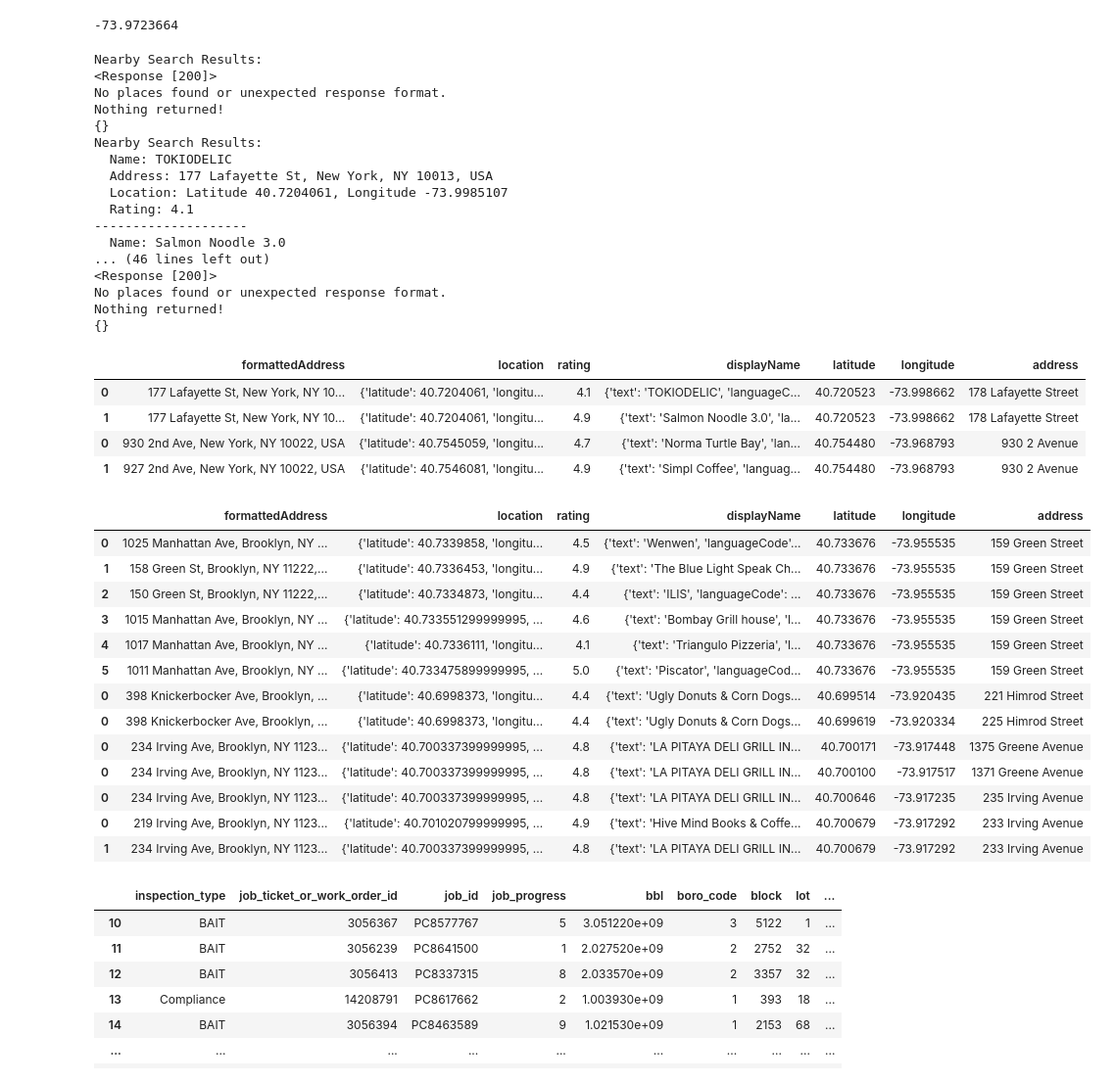
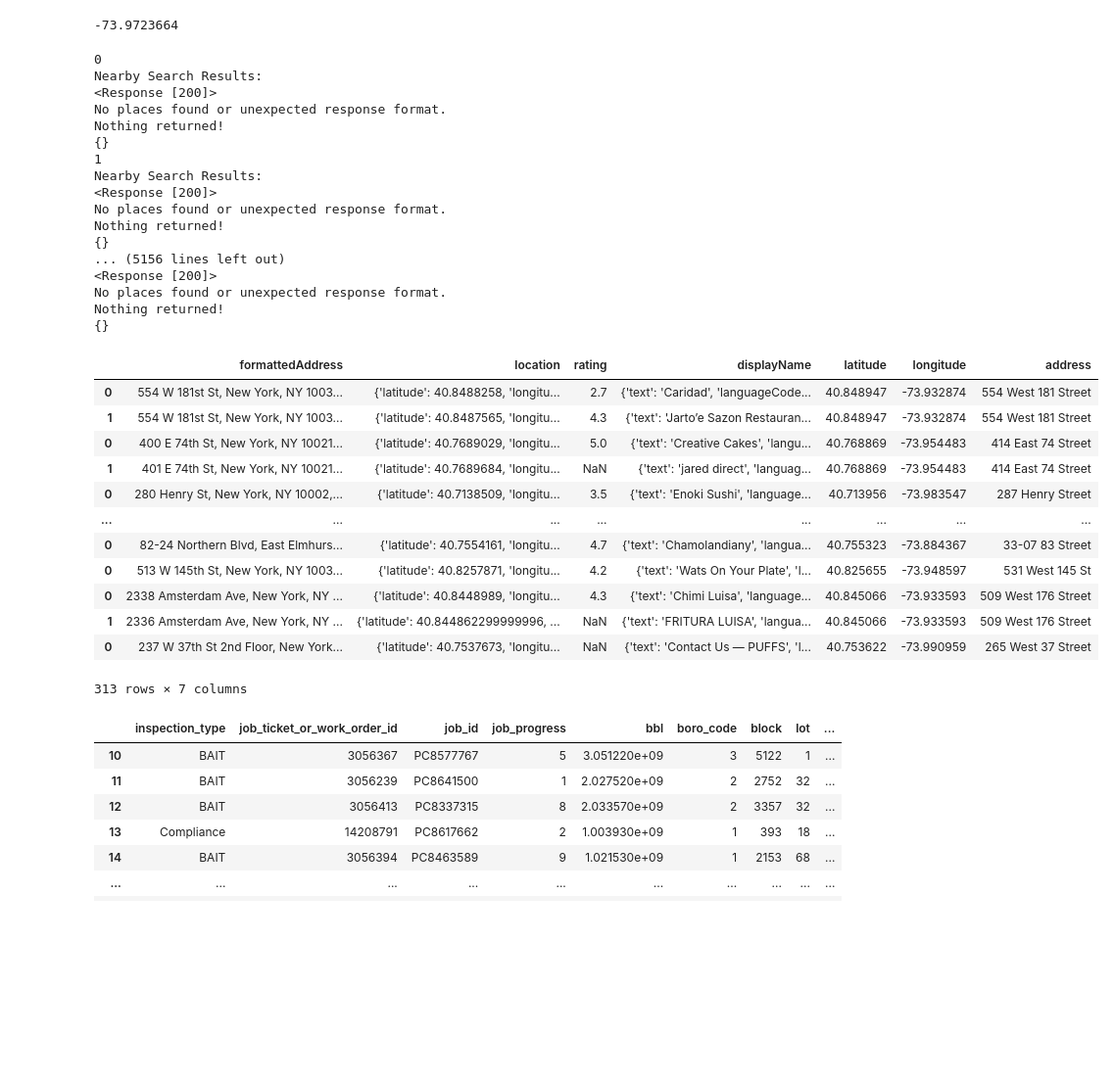
Before and after one commit to conor7276/nyc-rats-in-restaurants, a Jupyter notebook: scripts/data_exploration.ipynb, the cells around one changed output. Shown at 98% size. Saved outputs shown, nothing was run; the diff lists cells and outputs as text; code cells hidden in the pictures; blank space fills up the shorter version.

Commit message:
Pulled lots of data and tested the fuzzy wuzzy thing on it and it effectively separates bad addresses from real ones. I need to figure out a way to pull the data faster

```diff
--- a/scripts/data_exploration.ipynb
+++ b/scripts/data_exploration.ipynb
@@ -180,7 +180,7 @@ headers = {
 requested_places = pd.DataFrame()
 
 
-for row in df.loc[700 : 710, :].iterrows():
+for row in df.iterrows():
 
     temp_df = pd.DataFrame()
 
@@ -200,6 +200,7 @@ for row in df.loc[700 : 710, :].iterrows():
         # Make request
         response = requests.post(url, headers=headers, json=request_body)
         time.sleep(1)
+        print(row[0])
         # Check if the request was successful (status code 200)
         if response.status_code == 200:
             response_data = response.json()
@@ -210,11 +211,11 @@ for row in df.loc[700 : 710, :].iterrows():
                     formatted_address = place.get("formattedAddress", "N/A")
                     location = place.get("location", {})
                     rating = place.get("rating", "N/A")
-                    print(f"  Name: {display_name}")
-                    print(f"  Address: {formatted_address}")
-                    print(f"  Location: Latitude {location.get('latitude')}, Longitude {location.get('longitude')}")
-                    print(f"  Rating: {rating}")
-                    print("-" * 20)
+                    # print(f"  Name: {display_name}")
+                    # print(f"  Address: {formatted_address}")
+                    # print(f"  Location: Latitude {location.get('latitude')}, Longitude {location.get('longitude')}")
+                    # print(f"  Rating: {rating}")
+                    # print("-" * 20)
             else:
                 print(response)
                 print("No places found or unexpected response format.")
@@ -236,48 +237,42 @@ for row in df.loc[700 : 710, :].iterrows():
         print("Nothing returned!")
         print(response_data)
 # %% [output]
+0
 Nearby Search Results:
 <Response [200]>
 No places found or unexpected response format.
 Nothing returned!
 {}
+1
 Nearby Search Results:
-  Name: TOKIODELIC
-  Address: 177 Lafayette St, New York, NY 10013, USA
-  Location: Latitude 40.7204061, Longitude -73.9985107
-  Rating: 4.1
---------------------
-  Name: Salmon Noodle 3.0
-... (46 lines left out)
 <Response [200]>
 No places found or unexpected response format.
 Nothing returned!
 {}
+... (5156 lines left out)
+<Response [200]>
+No places found or unexpected response format.
+Nothing returned!
+{}
 # %%
+requested_places.to_csv("places_v2_redo.csv", index = False)
 requested_places
 # %% [output]
 |  | formattedAddress | location | rating | displayName | latitude | longitude | address |
-| 0 | 177 Lafayette St, New York, NY 10... | {'latitude': 40.7204061, 'longitu... | 4.1 | {'text': 'TOKIODELIC', 'languageC... | 40.720523 | -73.998662 | 178 Lafayette Street |
-| 1 | 177 Lafayette St, New York, NY 10... | {'latitude': 40.7204061, 'longitu... | 4.9 | {'text': 'Salmon Noodle 3.0', 'la... | 40.720523 | -73.998662 | 178 Lafayette Street |
-| 0 | 930 2nd Ave, New York, NY 10022, USA | {'latitude': 40.7545059, 'longitu... | 4.7 | {'text': 'Norma Turtle Bay', 'lan... | 40.754480 | -73.968793 | 930 2 Avenue |
-| 1 | 927 2nd Ave, New York, NY 10022, USA | {'latitude': 40.7546081, 'longitu... | 4.9 | {'text': 'Simpl Coffee', 'languag... | 40.754480 | -73.968793 | 930 2 Avenue |
+| 0 | 554 W 181st St, New York, NY 1003... | {'latitude': 40.8488258, 'longitu... | 2.7 | {'text': 'Caridad', 'languageCode... | 40.848947 | -73.932874 | 554 West 181 Street |
+| 1 | 554 W 181st St, New York, NY 1003... | {'latitude': 40.8487565, 'longitu... | 4.3 | {'text': 'Jarto’e Sazon Restauran... | 40.848947 | -73.932874 | 554 West 181 Street |
+| 0 | 400 E 74th St, New York, NY 10021... | {'latitude': 40.7689029, 'longitu... | 5.0 | {'text': 'Creative Cakes', 'langu... | 40.768869 | -73.954483 | 414 East 74 Street |
+| 1 | 401 E 74th St, New York, NY 10021... | {'latitude': 40.7689684, 'longitu... | NaN | {'text': 'jared direct', 'languag... | 40.768869 | -73.954483 | 414 East 74 Street |
+| 0 | 280 Henry St, New York, NY 10002,... | {'latitude': 40.7138509, 'longitu... | 3.5 | {'text': 'Enoki Sushi', 'language... | 40.713956 | -73.983547 | 287 Henry Street |
+| ... | ... | ... | ... | ... | ... | ... | ... |
+| 0 | 82-24 Northern Blvd, East Elmhurs... | {'latitude': 40.7554161, 'longitu... | 4.7 | {'text': 'Chamolandiany', 'langua... | 40.755323 | -73.884367 | 33-07 83 Street |
+| 0 | 513 W 145th St, New York, NY 1003... | {'latitude': 40.8257871, 'longitu... | 4.2 | {'text': 'Wats On Your Plate', 'l... | 40.825655 | -73.948597 | 531 West 145 St |
+| 0 | 2338 Amsterdam Ave, New York, NY ... | {'latitude': 40.8448989, 'longitu... | 4.3 | {'text': 'Chimi Luisa', 'language... | 40.845066 | -73.933593 | 509 West 176 Street |
+| 1 | 2336 Amsterdam Ave, New York, NY ... | {'latitude': 40.844862299999996, ... | NaN | {'text': 'FRITURA LUISA', 'langua... | 40.845066 | -73.933593 | 509 West 176 Street |
+| 0 | 237 W 37th St 2nd Floor, New York... | {'latitude': 40.7537673, 'longitu... | NaN | {'text': 'Contact Us — PUFFS', 'l... | 40.753622 | -73.990959 | 265 West 37 Street |
+313 rows × 7 columns
 # %%
 requested_places.head(40)
-# %% [output]
-|  | formattedAddress | location | rating | displayName | latitude | longitude | address |
-| 0 | 1025 Manhattan Ave, Brooklyn, NY ... | {'latitude': 40.7339858, 'longitu... | 4.5 | {'text': 'Wenwen', 'languageCode'... | 40.733676 | -73.955535 | 159 Green Street |
-| 1 | 158 Green St, Brooklyn, NY 11222,... | {'latitude': 40.7336453, 'longitu... | 4.9 | {'text': 'The Blue Light Speak Ch... | 40.733676 | -73.955535 | 159 Green Street |
-| 2 | 150 Green St, Brooklyn, NY 11222,... | {'latitude': 40.7334873, 'longitu... | 4.4 | {'text': 'ILIS', 'languageCode': ... | 40.733676 | -73.955535 | 159 Green Street |
-| 3 | 1015 Manhattan Ave, Brooklyn, NY ... | {'latitude': 40.733551299999995, ... | 4.6 | {'text': 'Bombay Grill house', 'l... | 40.733676 | -73.955535 | 159 Green Street |
-| 4 | 1017 Manhattan Ave, Brooklyn, NY ... | {'latitude': 40.7336111, 'longitu... | 4.1 | {'text': 'Triangulo Pizzeria', 'l... | 40.733676 | -73.955535 | 159 Green Street |
-| 5 | 1011 Manhattan Ave, Brooklyn, NY ... | {'latitude': 40.733475899999995, ... | 5.0 | {'text': 'Piscator', 'languageCod... | 40.733676 | -73.955535 | 159 Green Street |
-| 0 | 398 Knickerbocker Ave, Brooklyn, ... | {'latitude': 40.6998373, 'longitu... | 4.4 | {'text': 'Ugly Donuts & Corn Dogs... | 40.699514 | -73.920435 | 221 Himrod Street |
-| 0 | 398 Knickerbocker Ave, Brooklyn, ... | {'latitude': 40.6998373, 'longitu... | 4.4 | {'text': 'Ugly Donuts & Corn Dogs... | 40.699619 | -73.920334 | 225 Himrod Street |
-| 0 | 234 Irving Ave, Brooklyn, NY 1123... | {'latitude': 40.700337399999995, ... | 4.8 | {'text': 'LA PITAYA DELI GRILL IN... | 40.700171 | -73.917448 | 1375 Greene Avenue |
-| 0 | 234 Irving Ave, Brooklyn, NY 1123... | {'latitude': 40.700337399999995, ... | 4.8 | {'text': 'LA PITAYA DELI GRILL IN... | 40.700100 | -73.917517 | 1371 Greene Avenue |
-| 0 | 234 Irving Ave, Brooklyn, NY 1123... | {'latitude': 40.700337399999995, ... | 4.8 | {'text': 'LA PITAYA DELI GRILL IN... | 40.700646 | -73.917235 | 235 Irving Avenue |
-| 0 | 219 Irving Ave, Brooklyn, NY 1123... | {'latitude': 40.701020799999995, ... | 4.9 | {'text': 'Hive Mind Books & Coffe... | 40.700679 | -73.917292 | 233 Irving Avenue |
-| 1 | 234 Irving Ave, Brooklyn, NY 1123... | {'latitude': 40.700337399999995, ... | 4.8 | {'text': 'LA PITAYA DELI GRILL IN... | 40.700679 | -73.917292 | 233 Irving Avenue |
 # %%
 df.loc[10 : 100, :]
 # %% [output]
```
Also changed, not shown: parts of 5 cells of this notebook, 3 other files.
